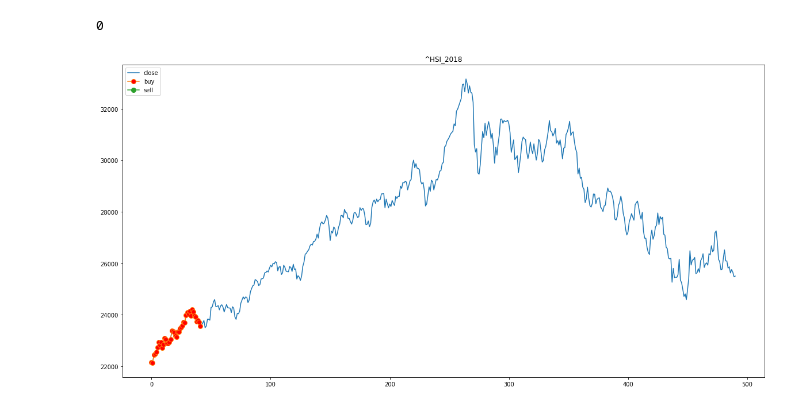
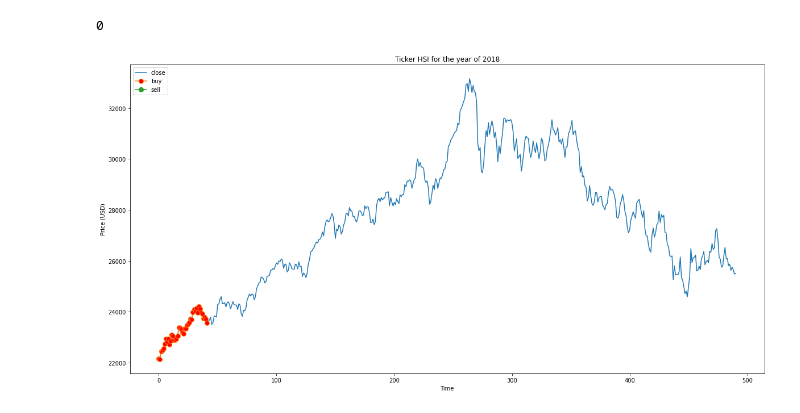
Before and after one commit to anthony-c-cuturrufo/DeepQL_Stock_Trader, a Jupyter notebook: visualize_playground.ipynb, the cells around one changed output. Cells and saved outputs as stored; diff of their text form; code cells hidden in the pictures.

```diff
--- a/visualize_playground.ipynb
+++ b/visualize_playground.ipynb
@@ -108,19 +108,22 @@ for i, a in enumerate(actions):
 # %%
 import matplotlib.pyplot as plt
 import numpy as np
 
 
 x_data = range(l)
 
 # From here the plotting starts
 
 plt.figure(figsize=(20, 10))
 plt.plot(x_data, closes)
 plt.plot(x_data, buys, marker='o', markersize=8, markerfacecolor='r')
 plt.plot(x_data, sells, marker='o', markersize=8, )
 #plt.plot(x_data, sell_signals, marker = 'o', color = "m")
-plt.title(stock_name)
+plt.title("Ticker HSI for the year of 2018")
+plt.xlabel("Time")
+plt.ylabel("Price (USD)")
 plt.legend(['close', 'buy', 'sell'], loc='upper left')
+plt.savefig('PandLPerformance.pdf')
 plt.show()
 # %% [output]
-[figure, old version]
+[figure, new version]
```
Also changed, not shown: parts of 1 cell of this notebook.
